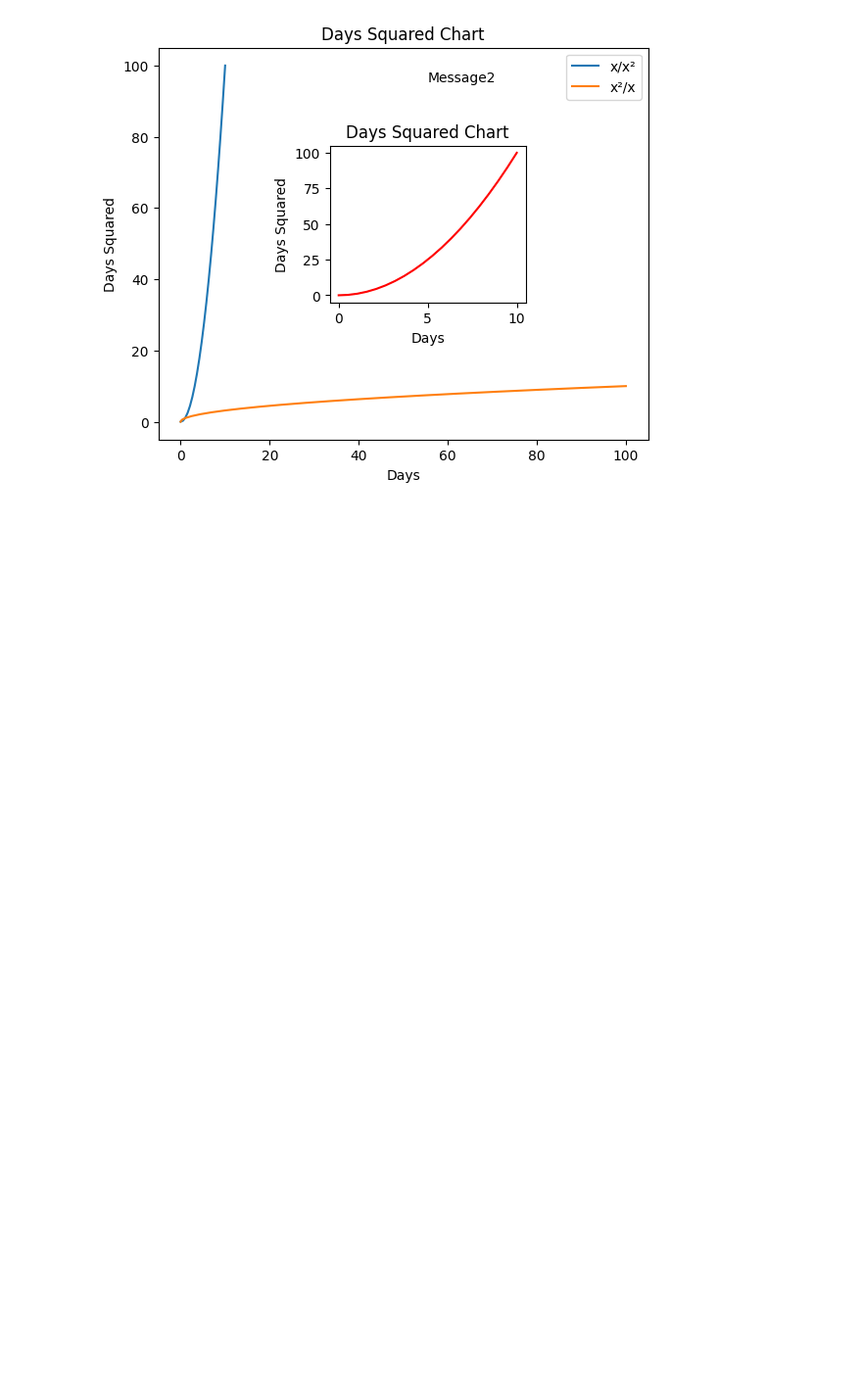
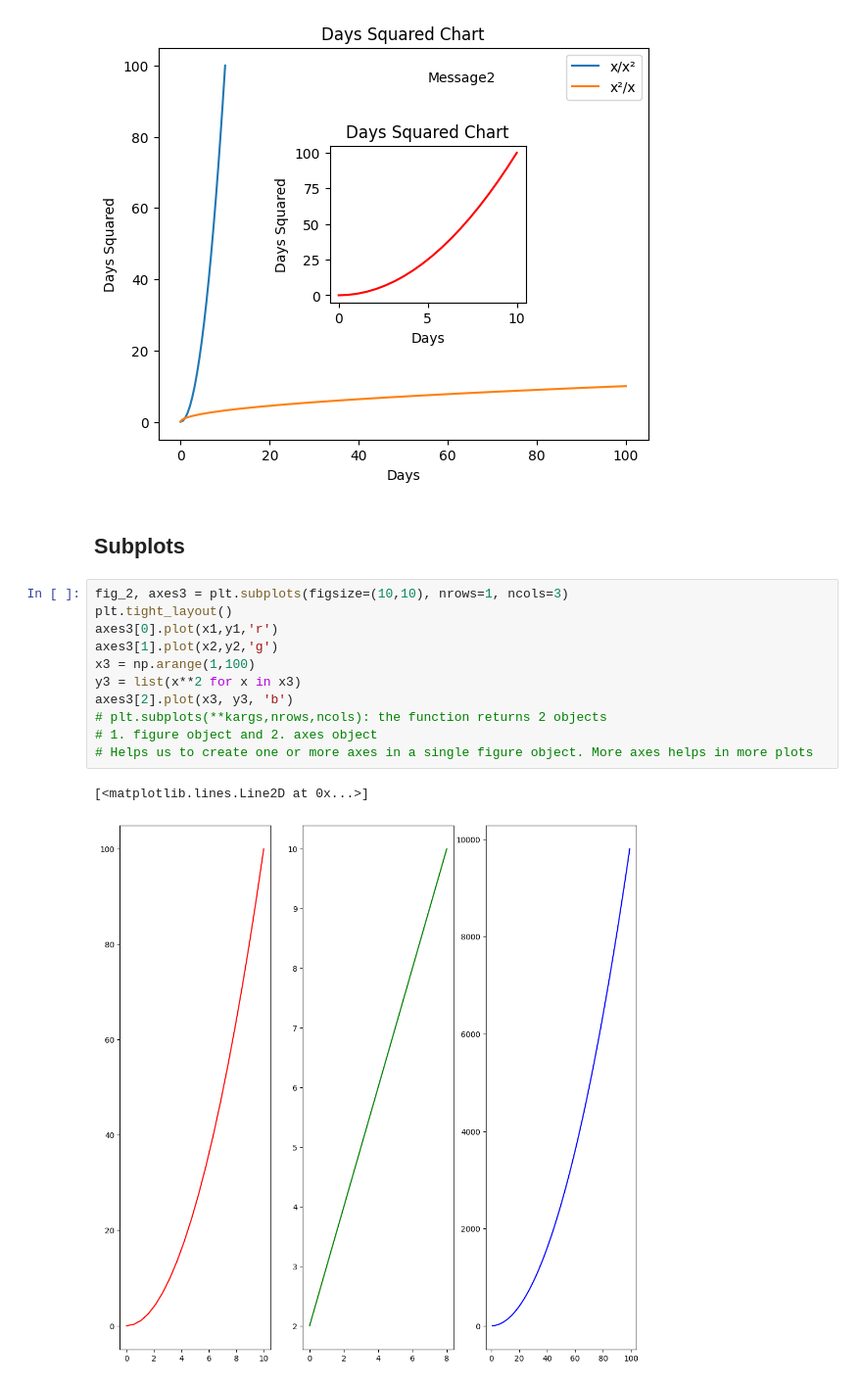
Before and after one commit to Swayam-Ghimire/pandas, a Jupyter notebook: matplotlib.ipynb, the cells around one changed output. Shown at 98% size. Saved outputs shown, nothing was run; the diff lists cells and outputs as text; blank space fills up the shorter version.

Commit message:
Learned subplots

```diff
--- a/matplotlib.ipynb
+++ b/matplotlib.ipynb
@@ -53,3 +53,19 @@ axes2.text(5,150,'Message2')
 # %% [output]
 Text(5, 150, 'Message2')
 [figure]
+# %% [markdown]
+## Subplots
+# %%
+fig_2, axes3 = plt.subplots(figsize=(10,10), nrows=1, ncols=3)
+plt.tight_layout()
+axes3[0].plot(x1,y1,'r')
+axes3[1].plot(x2,y2,'g')
+x3 = np.arange(1,100)
+y3 = list(x**2 for x in x3)
+axes3[2].plot(x3, y3, 'b')
+# plt.subplots(**kargs,nrows,ncols): the function returns 2 objects
+# 1. figure object and 2. axes object
+# Helps us to create one or more axes in a single figure object. More axes helps in more plots
+# %% [output]
+[<matplotlib.lines.Line2D at 0x...>]
+[figure, added]
```
